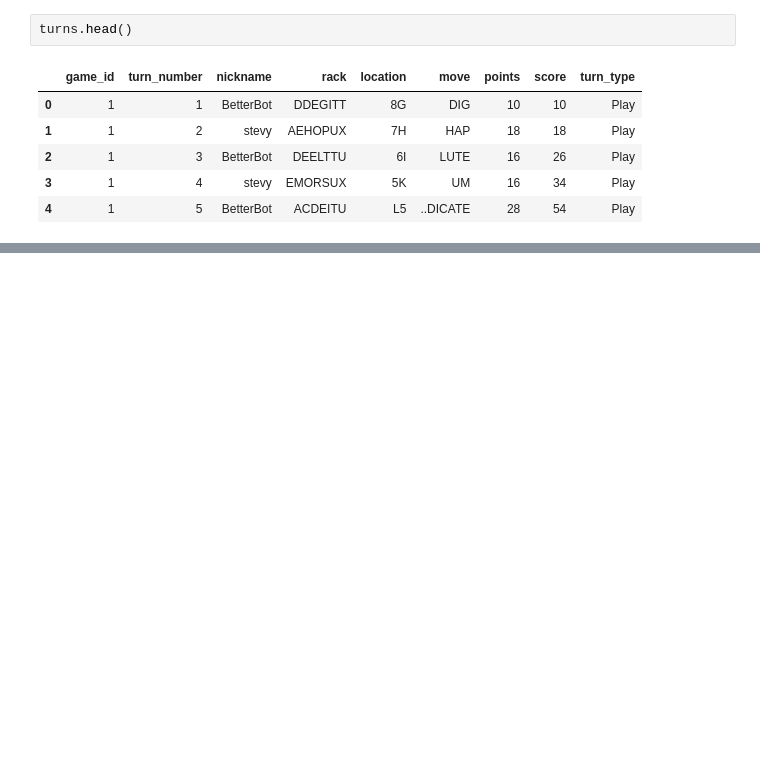
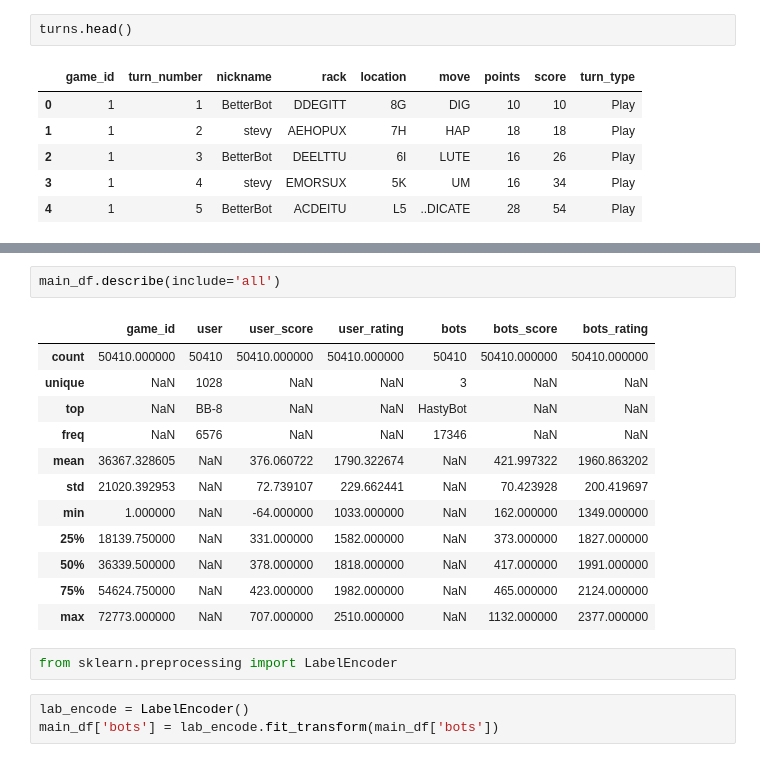
Before and after one commit to juliusmarkwei/Scrabble-Player-Rating, a Jupyter notebook: scrabble-player-rating.ipynb, the cells around one changed output, grey strips where cells are left out. Drawn from its saved outputs; the diff is of its cells as text; blank space fills up the shorter version.

```diff
--- a/scrabble-player-rating.ipynb
+++ b/scrabble-player-rating.ipynb
@@ -43,0 +126,20 @@ turns.head()
+# %%
+main_df.describe(include='all')
+# %% [output]
+|  | game_id | user | user_score | user_rating | bots | bots_score | bots_rating |
+| count | 50410.000000 | 50410 | 50410.000000 | 50410.000000 | 50410 | 50410.000000 | 50410.000000 |
+| unique | NaN | 1028 | NaN | NaN | 3 | NaN | NaN |
+| top | NaN | BB-8 | NaN | NaN | HastyBot | NaN | NaN |
+| freq | NaN | 6576 | NaN | NaN | 17346 | NaN | NaN |
+| mean | 36367.328605 | NaN | 376.060722 | 1790.322674 | NaN | 421.997322 | 1960.863202 |
+| std | 21020.392953 | NaN | 72.739107 | 229.662441 | NaN | 70.423928 | 200.419697 |
+| min | 1.000000 | NaN | -64.000000 | 1033.000000 | NaN | 162.000000 | 1349.000000 |
+| 25% | 18139.750000 | NaN | 331.000000 | 1582.000000 | NaN | 373.000000 | 1827.000000 |
+| 50% | 36339.500000 | NaN | 378.000000 | 1818.000000 | NaN | 417.000000 | 1991.000000 |
+| 75% | 54624.750000 | NaN | 423.000000 | 1982.000000 | NaN | 465.000000 | 2124.000000 |
+| max | 72773.000000 | NaN | 707.000000 | 2510.000000 | NaN | 1132.000000 | 2377.000000 |
+# %%
+from sklearn.preprocessing import LabelEncoder
+# %%
+lab_encode = LabelEncoder()
+main_df['bots'] = lab_encode.fit_transform(main_df['bots'])
```
Also changed, not shown: parts of 10 cells of this notebook.
